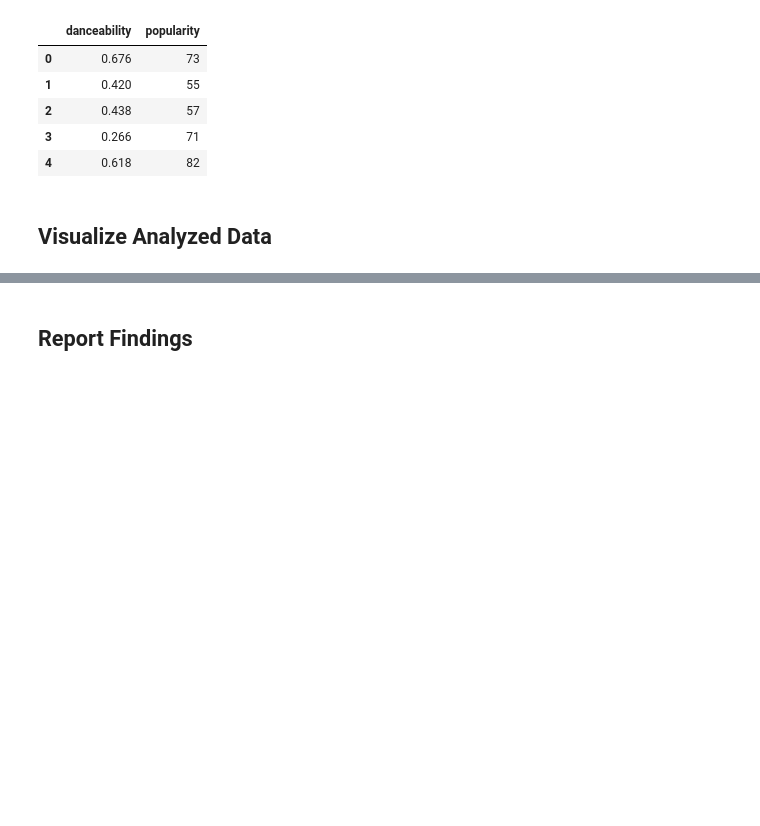
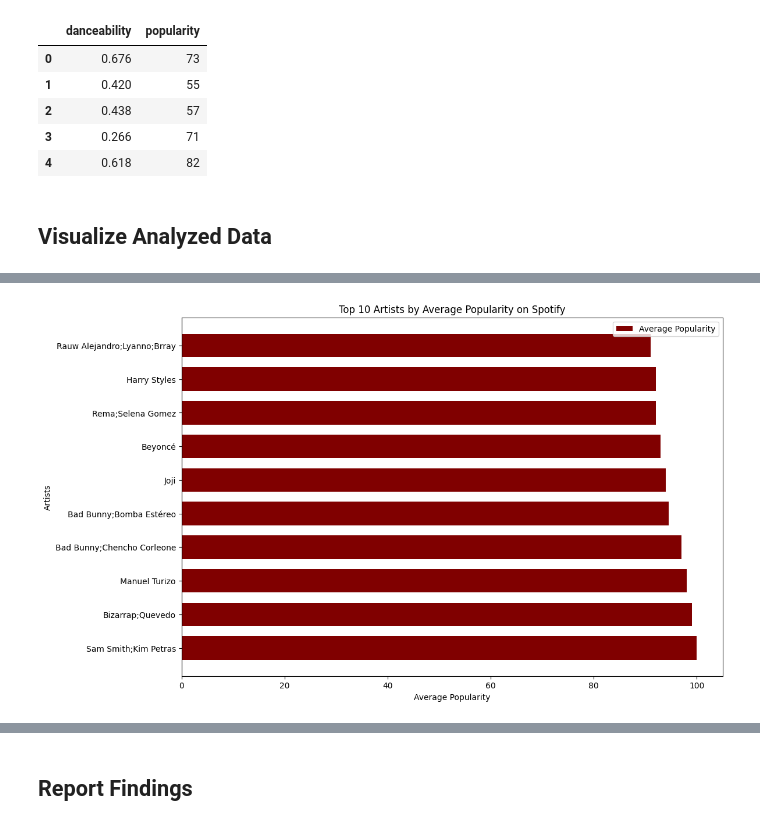
Before and after one commit to reduta-paulbenidict/Data-Visualization, a Jupyter notebook: final output/spotify_tracks_popularity_analysis.ipynb, the cells around one changed output, grey strips where cells are left out. Saved outputs shown, nothing was run; the diff lists cells and outputs as text; code cells hidden in the pictures; blank space fills up the shorter version.

```diff
--- a/final output/spotify_tracks_popularity_analysis.ipynb
+++ b/final output/spotify_tracks_popularity_analysis.ipynb
@@ -223,0 +234,10 @@ scatter_dance_popularity.head()
+# %%
+plt.figure(figsize=(12, 8))
+plt.barh(top_artists.index, top_artists.values, color='maroon', height=0.7, label='Average Popularity')
+plt.xlabel('Average Popularity')
+plt.ylabel('Artists')
+plt.title('Top 10 Artists by Average Popularity on Spotify')
+plt.legend()
+plt.show()
+# %% [output]
+[figure, added]
```
Also changed, not shown: parts of 4 cells of this notebook.
